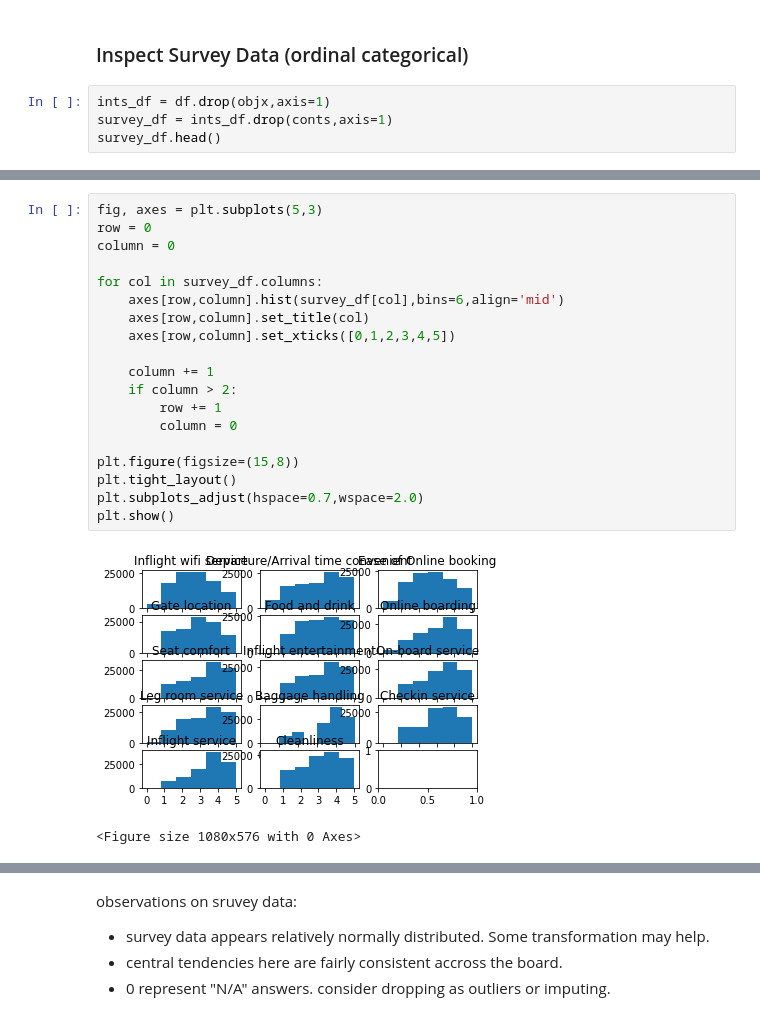
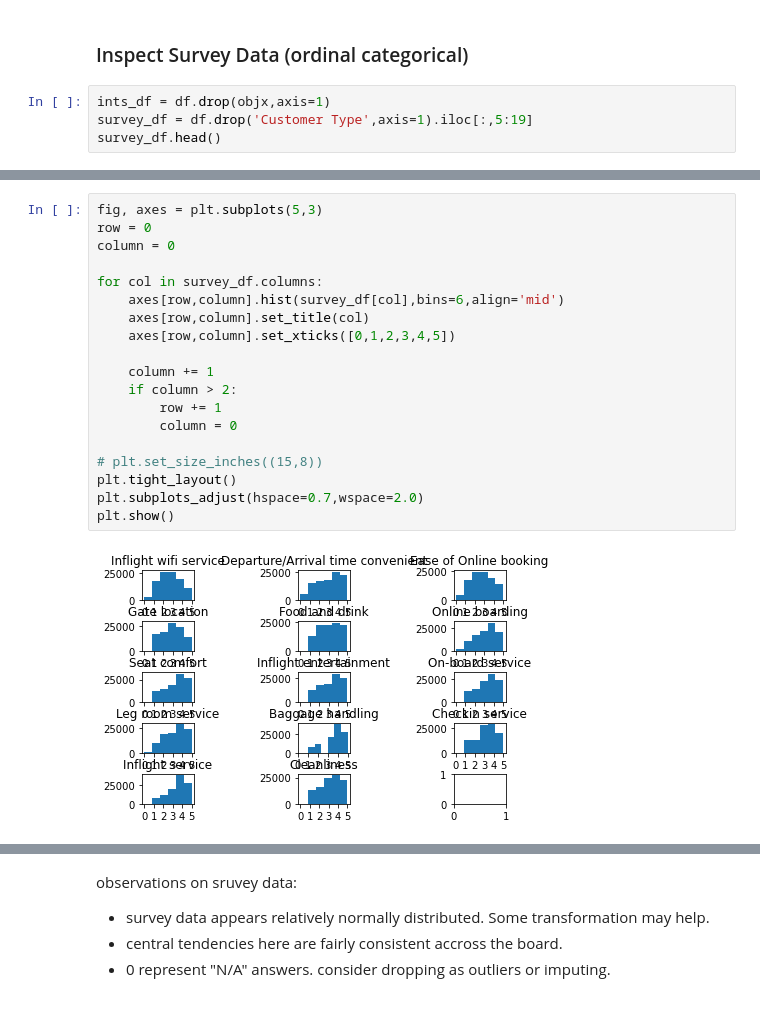
Before and after one commit to Zeth-Abney/Flatiron-school, a Jupyter notebook: phase-3/PROJECT/development/EDA.ipynb, the cells around one changed output, grey strips where cells are left out. Saved outputs shown, nothing was run; the diff lists cells and outputs as text.

```diff
--- a/phase-3/PROJECT/EDA/EDA.ipynb
+++ b/phase-3/PROJECT/development/EDA.ipynb
@@ -168,7 +168,7 @@ cont_df.describe()
 ### Inspect Survey Data (ordinal categorical)
 # %%
 ints_df = df.drop(objx,axis=1)
-survey_df = ints_df.drop(conts,axis=1)
+survey_df = df.drop('Customer Type',axis=1).iloc[:,5:19]
 survey_df.head()
 # %% [output]
 |  | Inflight wifi service | Departure/Arrival time convenient | Ease of Online booking | Gate location | Food and drink | ... |
@@ -193,22 +193,21 @@ survey_df.describe()
 # %%
 fig, axes = plt.subplots(5,3)
 row = 0
 column = 0
 
 for col in survey_df.columns:
     axes[row,column].hist(survey_df[col],bins=6,align='mid')
     axes[row,column].set_title(col)
     axes[row,column].set_xticks([0,1,2,3,4,5])
 
     column += 1
     if column > 2:
         row += 1
         column = 0
 
-plt.figure(figsize=(15,8))
+# plt.set_size_inches((15,8))
 plt.tight_layout()
 plt.subplots_adjust(hspace=0.7,wspace=2.0)
 plt.show()
 # %% [output]
-[figure, old version]
+[figure, new version]
-<Figure size 1080x576 with 0 Axes>
```
Also changed, not shown: parts of 8 cells of this notebook, 13 other files.
